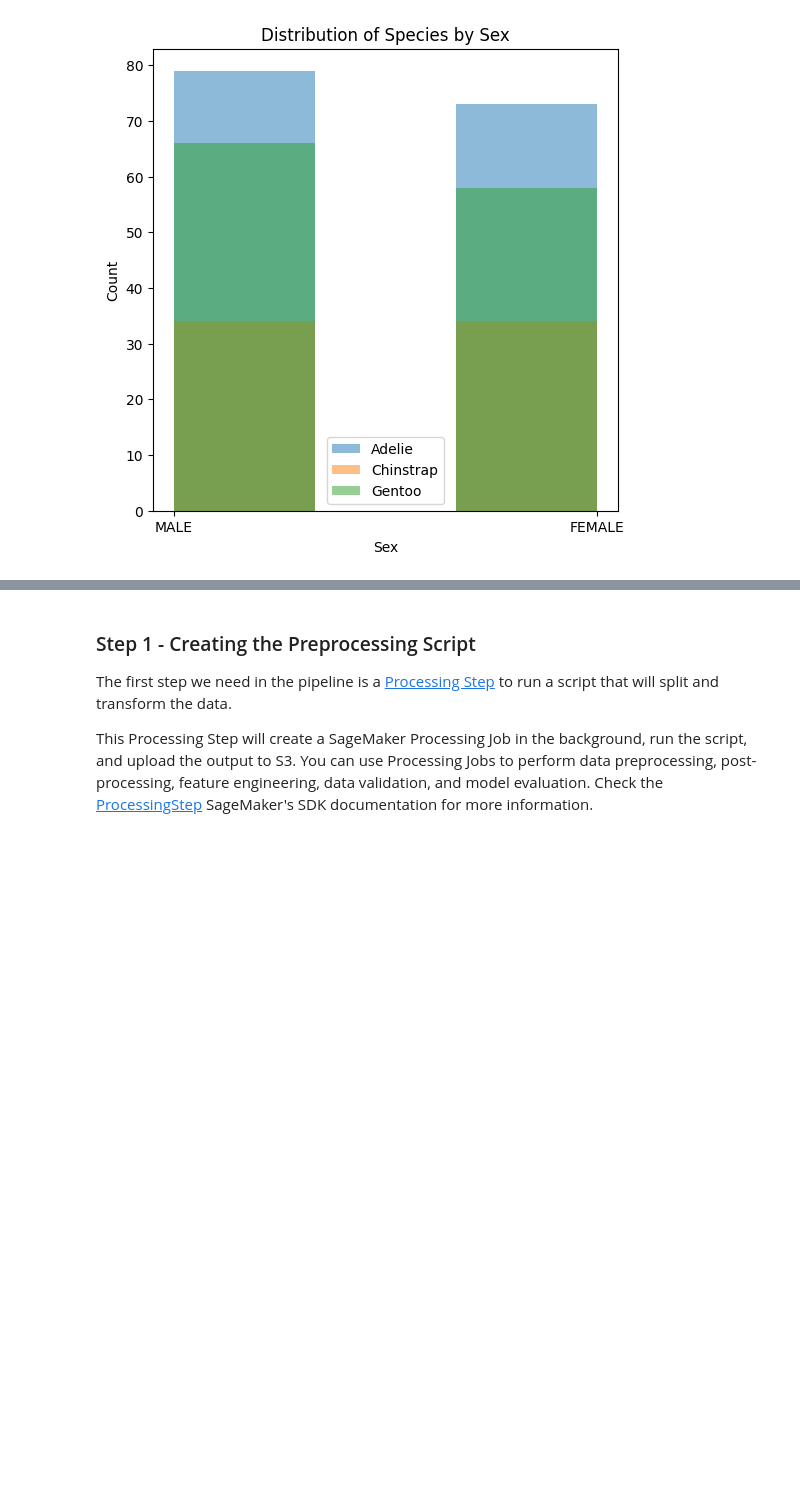
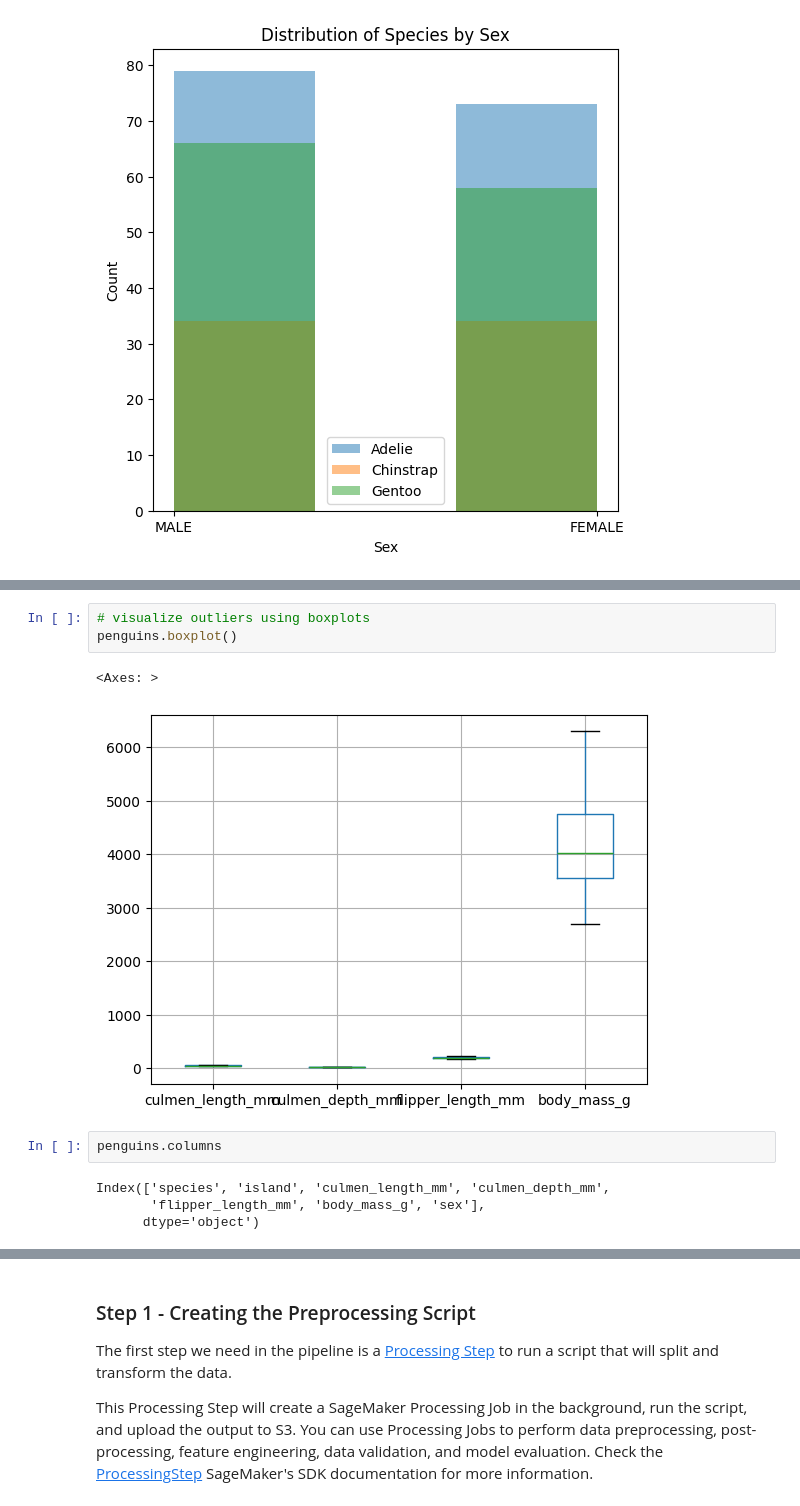
Before and after one commit to Friend09/subproj_e2e_mlengineer, a Jupyter notebook: program/cohort.ipynb, the cells around one changed output, grey strips where cells are left out. Saved outputs shown, nothing was run; the diff lists cells and outputs as text; blank space fills up the shorter version.

```diff
--- a/program/cohort.ipynb
+++ b/program/cohort.ipynb
@@ -357,0 +377,12 @@ plt.show()
+# %%
+# visualize outliers using boxplots
+penguins.boxplot()
+# %% [output]
+<Axes: >
+[figure, added]
+# %%
+penguins.columns
+# %% [output]
+Index(['species', 'island', 'culmen_length_mm', 'culmen_depth_mm',
+       'flipper_length_mm', 'body_mass_g', 'sex'],
+      dtype='object')
```
Also changed, not shown: parts of 19 cells of this notebook, 1 other file.
